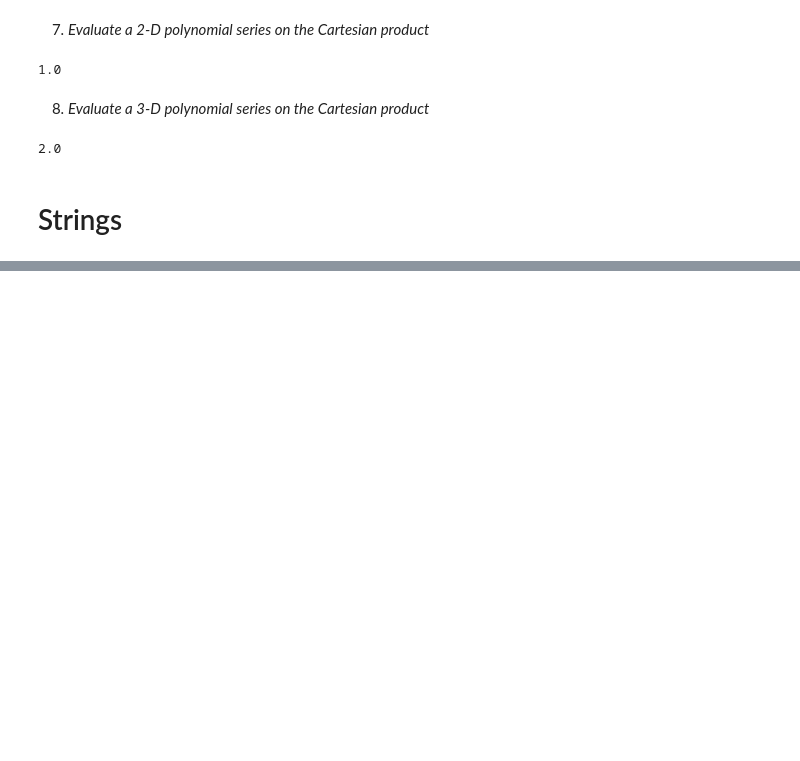
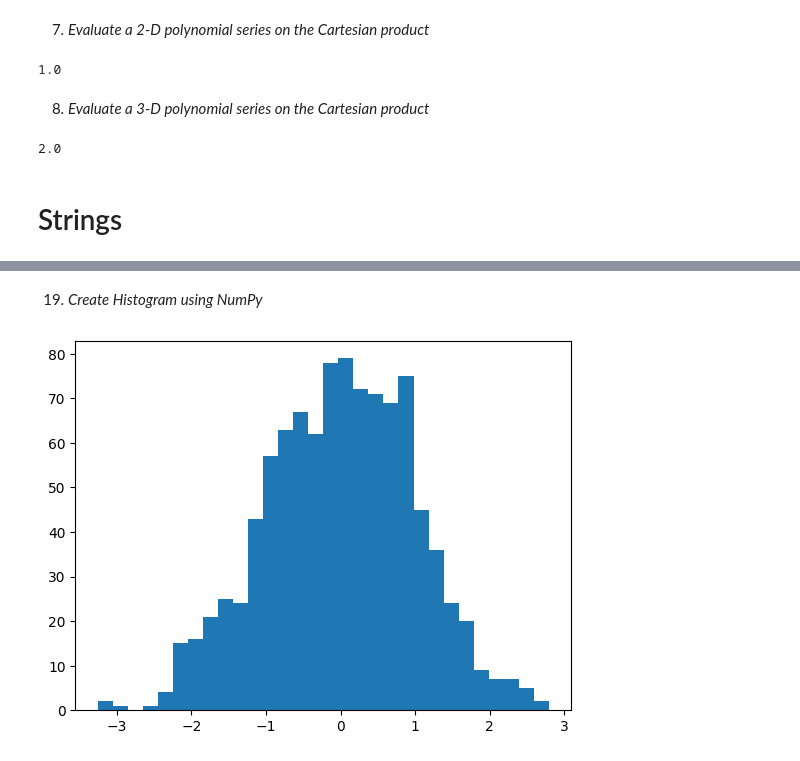
Before and after one commit to yrribeiro/undergraduation-usage, a Jupyter notebook: deep-learning/numpy101.ipynb, the cells around one changed output, grey strips where cells are left out. Drawn from its saved outputs; the diff is of its cells as text; code cells hidden in the pictures; blank space fills up the shorter version.

```diff
--- a/deep-learning/numpy101.ipynb
+++ b/deep-learning/numpy101.ipynb
@@ -776,0 +954,10 @@ P.polygrid3d(2,3,1,2)
+# %% [markdown]
+19. _Create Histogram using NumPy_
+# %%
+data = np.random.normal(size=1000)
+
+# Create a histogram
+plt.hist(data, bins=30)
+plt.show()
+# %% [output]
+[figure, added]
```
Also changed, not shown: parts of 40 cells of this notebook.
